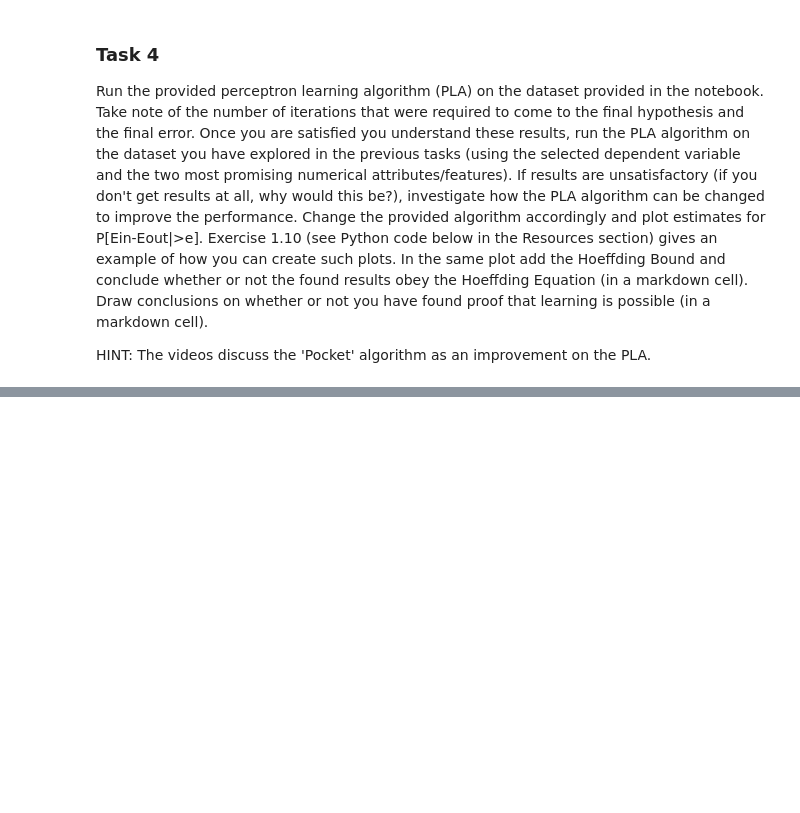
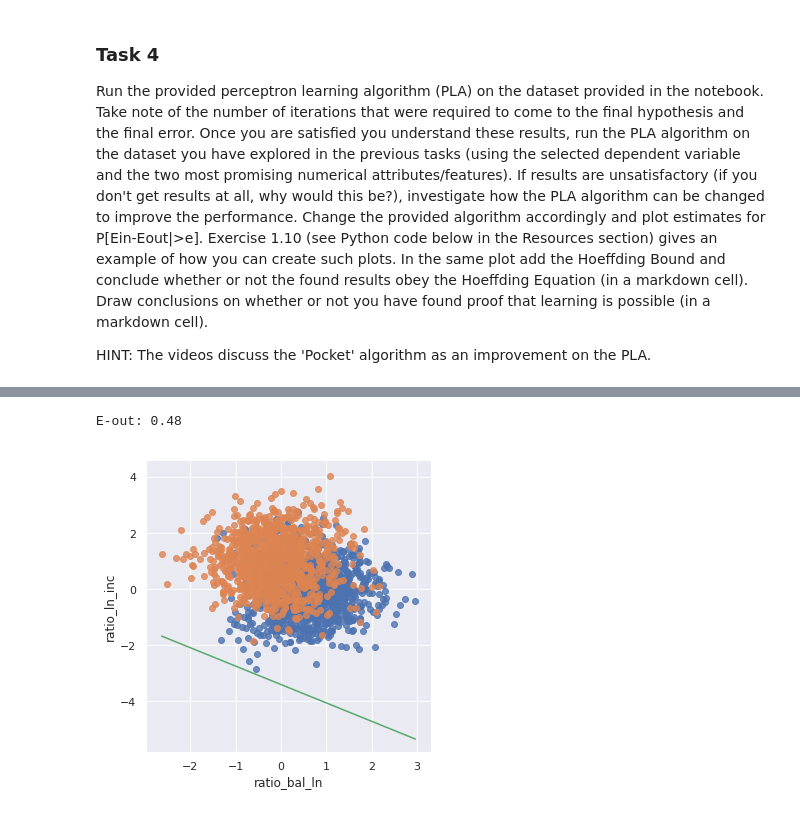
Before and after one commit to vipulpopat/MSCAI_Sem1_Etivity1, a Jupyter notebook: Etivity1_10131531.ipynb, the cells around one changed output, grey strips where cells are left out. Cells and saved outputs as stored; diff of their text form; code cells hidden in the pictures; blank space fills up the shorter version.

```diff
--- a/Etivity1_10131531.ipynb
+++ b/Etivity1_10131531.ipynb
@@ -306,0 +387,23 @@ HINT: The videos discuss the 'Pocket' algorithm as an improvement on the PLA.
+# %%
+# iteration limit.
+max_iterations = 10
+
+# weights initalisation
+weight_init  = np.array([np.random.uniform(-1,1) for i in range(3)])
+
+# ratio_bal_ln' and 'ratio_ln_inc' as input features
+x = df[['ratio_bal_ln', 'ratio_ln_inc']].values
+
+
+# map subscribed to 1 and -1 values
+y = df['subscribed'].values #.map(dict(yes=1, no=-1)).values
+
+# Split data into train and test set.
+x_train, x_test, y_train, y_test = train_test_split(x, y, test_size=0.2, shuffle=True)
+# %%
+optimal_weight_set, best_iteration_num, lowest_error = \
+pocket_pla(x_train, y_train, weight_init, max_iterations)
+
+print('Optimal Weight Set: %s' % optimal_weight_set)
+print('Optimal weights found at Iteration: %s' % best_iteration_num)
+print('Lowest Error: %s' % lowest_error)
@@ -306,0 +427,15 @@ HINT: The videos discuss the 'Pocket' algorithm as an improvement on the PLA.
+# %%
+# Calculate Error on test data
+error = calc_error(x_test, y_test, optimal_weight_set)
+print("E-out: %s " % error)
+# %% [output]
+E-out: 0.48
+# %%
+seaborn.lmplot( x="ratio_bal_ln", y="ratio_ln_inc", data=df, fit_reg=False, hue='subscribed', legend=False)
+x_min, x_max = min(x[:,0]), max(x[:,0])
+y_min, y_max = decision_boundary(optimal_weight_set, x_min, x_max)
+
+plt.plot([x_min, x_max], [y_min, y_max], 'g-')
+plt.show()
+# %% [output]
+[figure, added]
```
Also changed, not shown: parts of 24 cells of this notebook.
